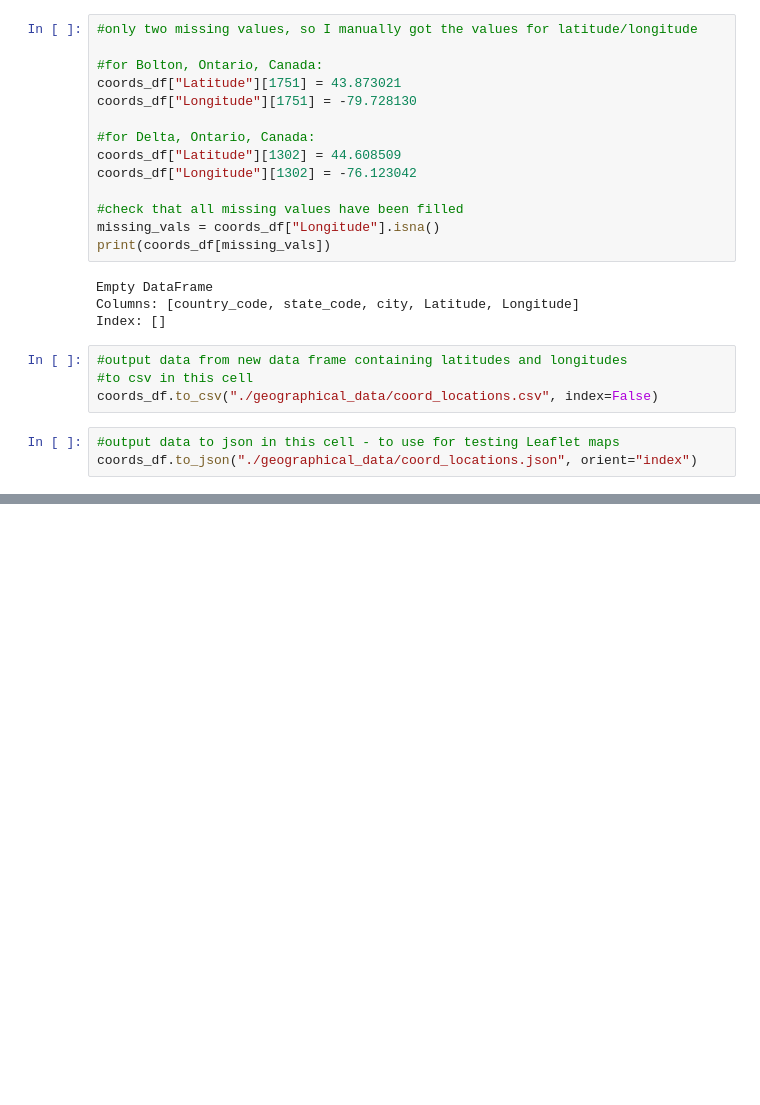
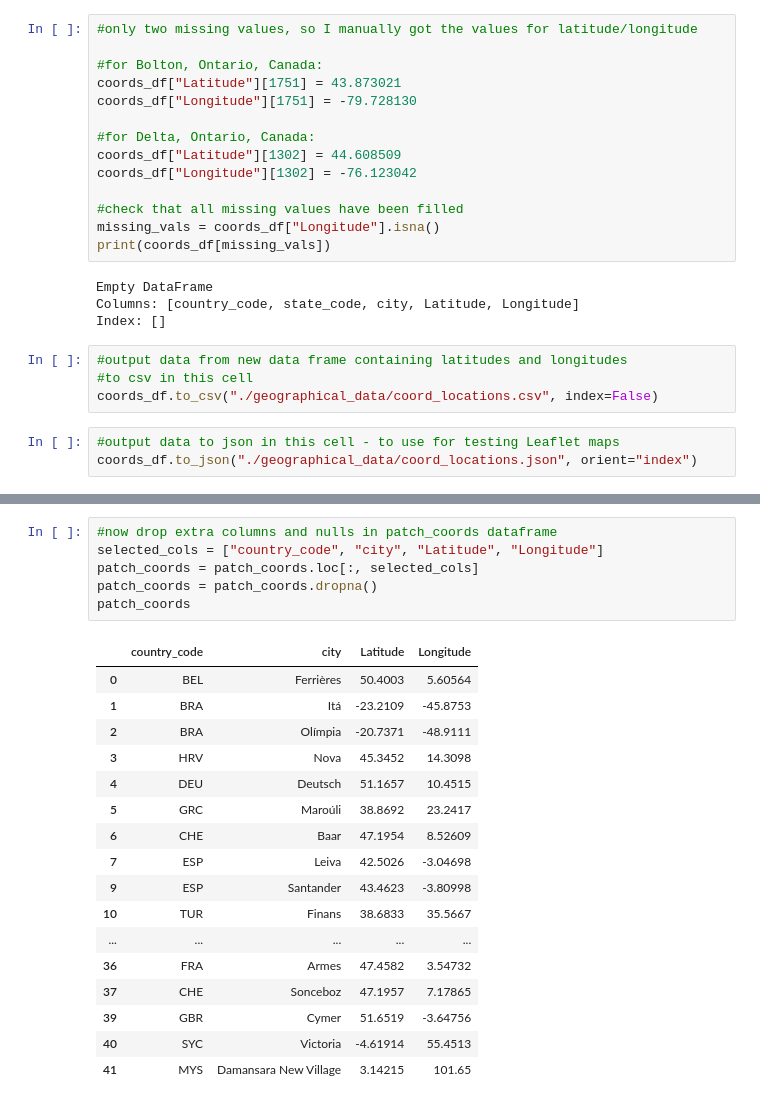
Before and after one commit to yohokr7/VC-Funding-Map, a Jupyter notebook: Data_Cleaner/Coordinate Scraping Notebook.ipynb, the cells around one changed output, grey strips where cells are left out. Drawn from its saved outputs; the diff is of its cells as text; blank space fills up the shorter version.

```diff
--- a/Data_Cleaner/Coordinate Scraping Notebook.ipynb
+++ b/Data_Cleaner/Coordinate Scraping Notebook.ipynb
@@ -174,0 +675,24 @@ fig
+# %%
+#now drop extra columns and nulls in patch_coords dataframe
+selected_cols = ["country_code", "city", "Latitude", "Longitude"]
+patch_coords = patch_coords.loc[:, selected_cols]
+patch_coords = patch_coords.dropna()
+patch_coords
+# %% [output]
+|  | country_code | city | Latitude | Longitude |
+| 0 | BEL | Ferrières | 50.4003 | 5.60564 |
+| 1 | BRA | Itá | -23.2109 | -45.8753 |
+| 2 | BRA | Olímpia | -20.7371 | -48.9111 |
+| 3 | HRV | Nova | 45.3452 | 14.3098 |
+| 4 | DEU | Deutsch | 51.1657 | 10.4515 |
+| 5 | GRC | Maroúli | 38.8692 | 23.2417 |
+| 6 | CHE | Baar | 47.1954 | 8.52609 |
+| 7 | ESP | Leiva | 42.5026 | -3.04698 |
+| 9 | ESP | Santander | 43.4623 | -3.80998 |
+| 10 | TUR | Finans | 38.6833 | 35.5667 |
+| ... | ... | ... | ... | ... |
+| 36 | FRA | Armes | 47.4582 | 3.54732 |
+| 37 | CHE | Sonceboz | 47.1957 | 7.17865 |
+| 39 | GBR | Cymer | 51.6519 | -3.64756 |
+| 40 | SYC | Victoria | -4.61914 | 55.4513 |
+| 41 | MYS | Damansara New Village | 3.14215 | 101.65 |
```
Also changed, not shown: parts of 35 cells of this notebook, 2 other files.
